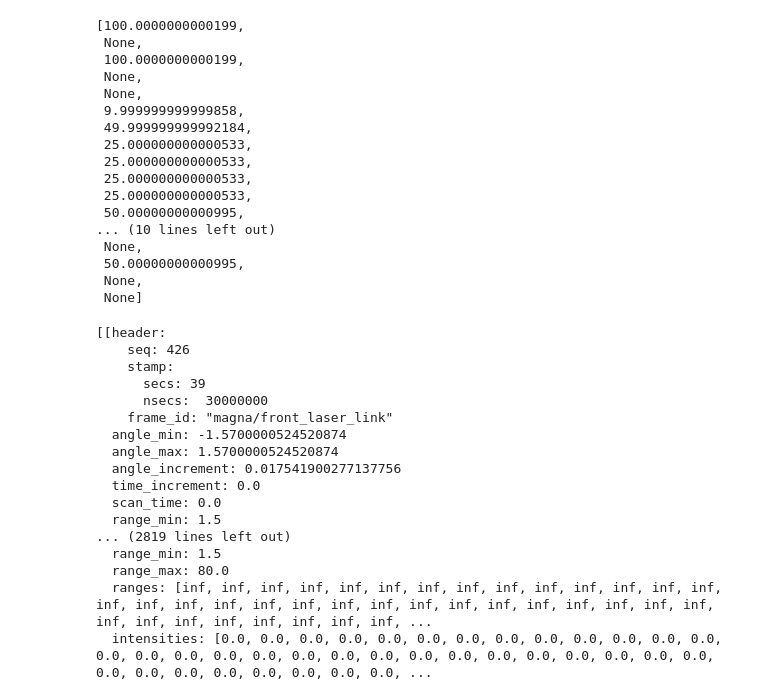
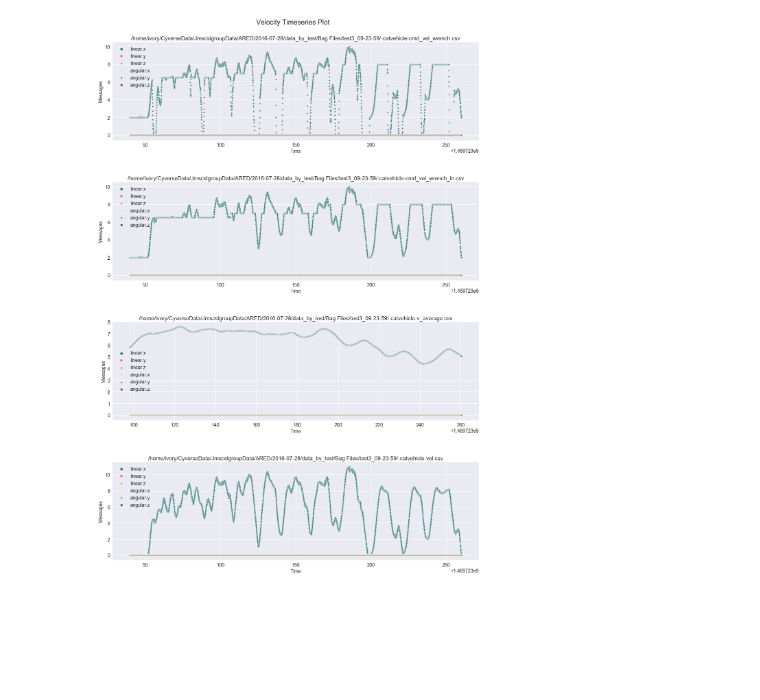
Before and after one commit to jmscslgroup/bagpy, a Jupyter notebook: notebook/bagpy_example.ipynb, the cells around one changed output. Cells and saved outputs as stored; diff of their text form; code cells hidden in the pictures; blank space fills up the shorter version.

```diff
--- a/notebook/bagpy_example.ipynb
+++ b/notebook/bagpy_example.ipynb
@@ -81,20 +179,4 @@ b.filename
 # %%
-b.frequency
+b.plot_vel()
 # %% [output]
-[100.0000000000199,
- None,
- 100.0000000000199,
- None,
- None,
- 9.999999999999858,
- 49.999999999992184,
- 25.000000000000533,
- 25.000000000000533,
- 25.000000000000533,
- 25.000000000000533,
- 50.00000000000995,
-... (10 lines left out)
- None,
- 50.00000000000995,
- None,
- None]
+[figure, added]
@@ -103,20 +182,0 @@ L = b.laser_data()
-# %%
-L
-# %% [output]
-[[header:
-    seq: 426
-    stamp:
-      secs: 39
-      nsecs:  30000000
-    frame_id: "magna/front_laser_link"
-  angle_min: -1.5700000524520874
-  angle_max: 1.5700000524520874
-  angle_increment: 0.017541900277137756
-  time_increment: 0.0
-  scan_time: 0.0
-  range_min: 1.5
-... (2819 lines left out)
-  range_min: 1.5
-  range_max: 80.0
-  ranges: [inf, inf, inf, inf, inf, inf, inf, inf, inf, inf, inf, inf, inf, inf, inf, inf, inf, inf, inf, inf, inf, inf, inf, inf, inf, inf, inf, inf, inf, inf, inf, inf, inf, inf, inf, inf, inf, inf, ...
-  intensities: [0.0, 0.0, 0.0, 0.0, 0.0, 0.0, 0.0, 0.0, 0.0, 0.0, 0.0, 0.0, 0.0, 0.0, 0.0, 0.0, 0.0, 0.0, 0.0, 0.0, 0.0, 0.0, 0.0, 0.0, 0.0, 0.0, 0.0, 0.0, 0.0, 0.0, 0.0, 0.0, 0.0, 0.0, 0.0, 0.0, 0.0, ...
```
Also changed, not shown: parts of 38 cells of this notebook.
